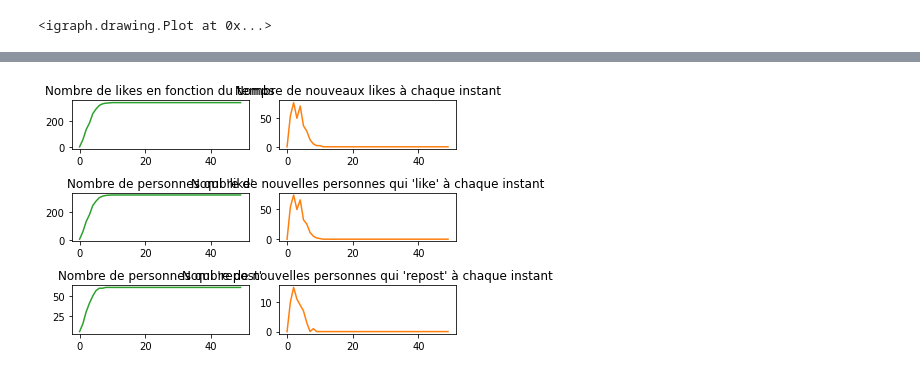
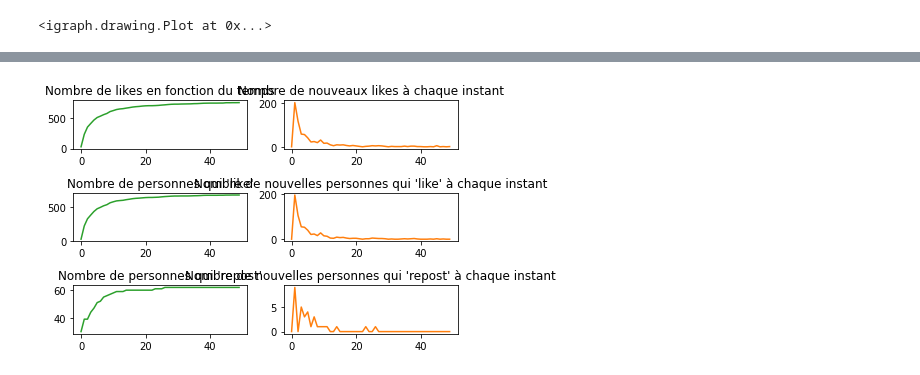
Before and after one commit to Ouma487/Viral-Marketing, a Jupyter notebook: main_jupyter.ipynb, the cells around one changed output, grey strips where cells are left out. Drawn from its saved outputs; the diff is of its cells as text; code cells hidden in the pictures.

```diff
--- a/main_jupyter.ipynb
+++ b/main_jupyter.ipynb
@@ -82,6 +82,6 @@ afficher_propagation(tps, nb_like, nb_personne_like, nb_personne_repost)
 # %%
-strategie = best_influenceurs(vertex, edges, nb=5)
+strategie = best_influenceurs(vertex, edges, nb=30)
 tps, nb_like, nb_personne_like, nb_personne_repost = propagation(vertex, edges, strategie, time=50)
 afficher_propagation(tps, nb_like, nb_personne_like, nb_personne_repost)
 # %% [output]
-[figure, old version]
+[figure, new version]
```
Also changed, not shown: parts of 4 cells of this notebook, 2 other files.
